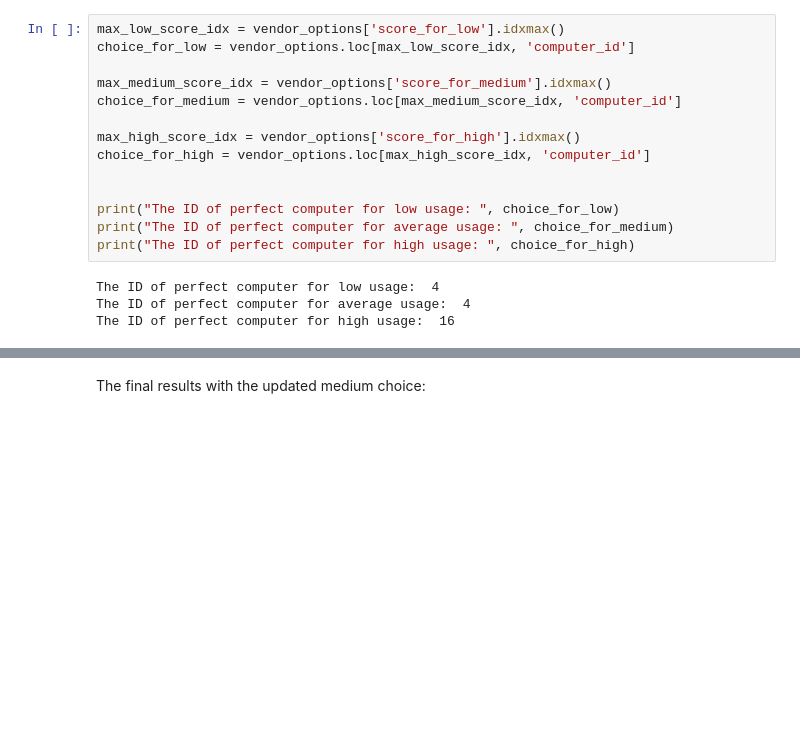
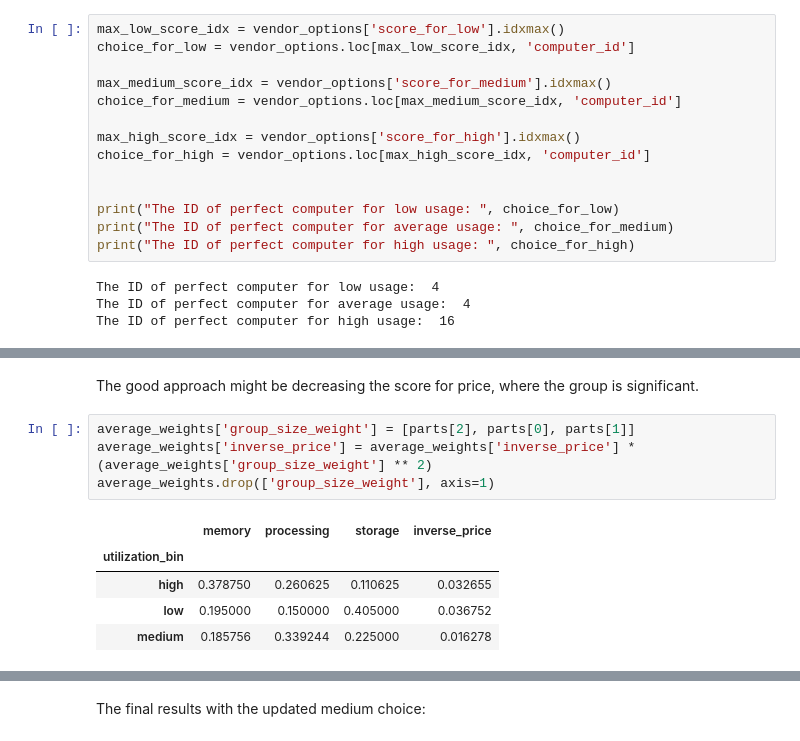
Before and after one commit to juliakahan/Technical-debrief, a Jupyter notebook: JKahan_Technical_Debrief.ipynb, the cells around one changed output, grey strips where cells are left out. Saved outputs shown, nothing was run; the diff lists cells and outputs as text; blank space fills up the shorter version.

```diff
--- a/JKahan_Technical_Debrief.ipynb
+++ b/JKahan_Technical_Debrief.ipynb
@@ -303,0 +287,12 @@ df_sorted
+# %% [markdown]
+The good approach might be decreasing the score for price, where the group is significant.
+# %%
+average_weights['group_size_weight'] = [parts[2], parts[0], parts[1]]
+average_weights['inverse_price'] = average_weights['inverse_price'] * (average_weights['group_size_weight'] ** 2)
+average_weights.drop(['group_size_weight'], axis=1)
+# %% [output]
+|  | memory | processing | storage | inverse_price |
+| utilization_bin |  |  |  |  |
+| high | 0.378750 | 0.260625 | 0.110625 | 0.032655 |
+| low | 0.195000 | 0.150000 | 0.405000 | 0.036752 |
+| medium | 0.185756 | 0.339244 | 0.225000 | 0.016278 |
```
Also changed, not shown: parts of 17 cells of this notebook.
